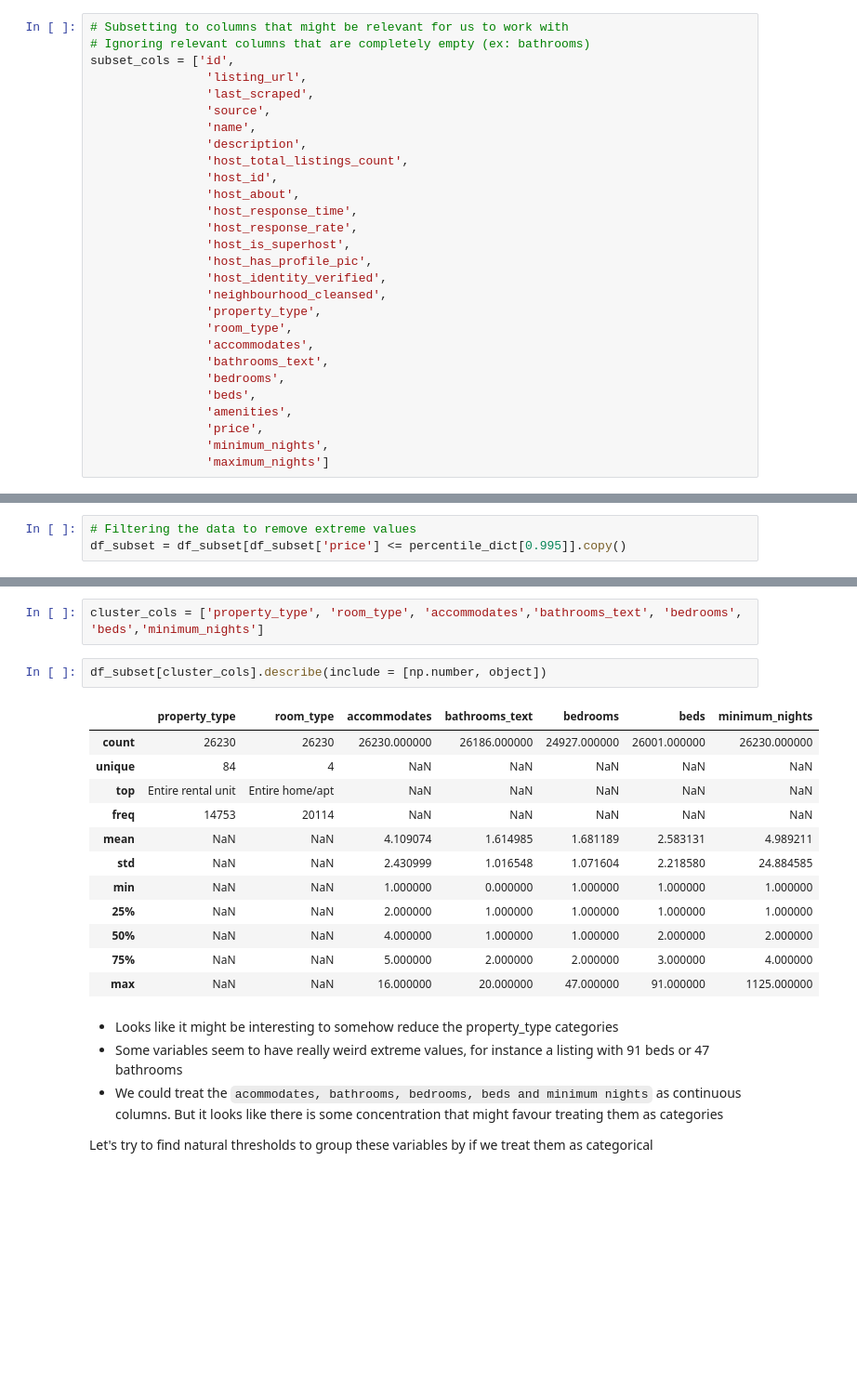
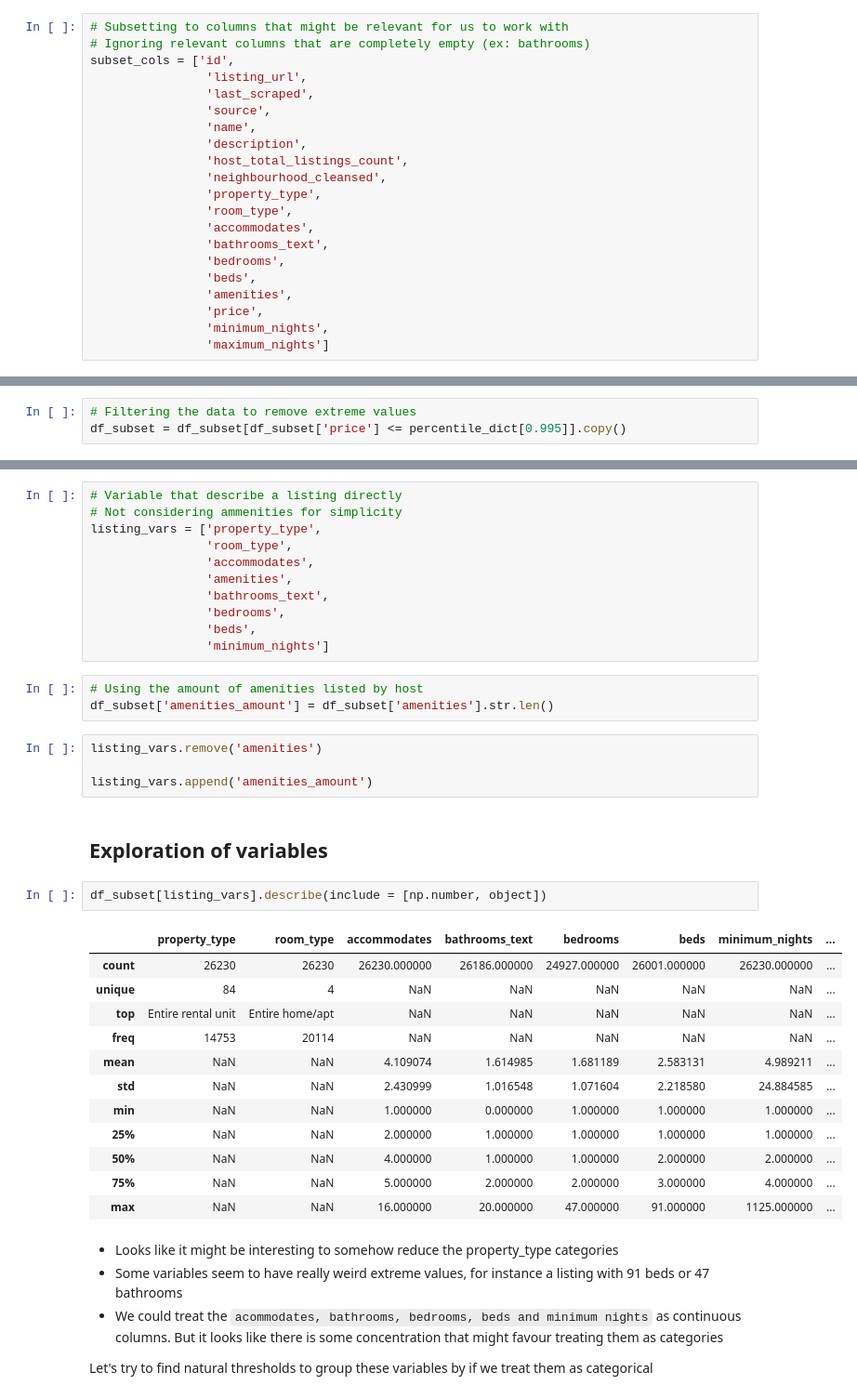
Before and after one commit to bglucca/RioAirBnB, a Jupyter notebook: analysis.ipynb, the cells around one changed output, grey strips where cells are left out. Shown at 93% size. Saved outputs shown, nothing was run; the diff lists cells and outputs as text; blank space fills up the shorter version.

Commit message:
Removendo hosts. Incluindo variaveis de listing

```diff
--- a/analysis.ipynb
+++ b/analysis.ipynb
@@ -78,13 +78,6 @@ subset_cols = ['id',
                 'name',
                 'description',
                 'host_total_listings_count',
-                'host_id',
-                'host_about',
-                'host_response_time',
-                'host_response_rate',
-                'host_is_superhost',
-                'host_has_profile_pic',
-                'host_identity_verified',
                 'neighbourhood_cleansed',
                 'property_type',
                 'room_type',
@@ -627,20 +594,38 @@ Index(['id', 'listing_url', 'last_scraped', 'source', 'name', 'description',
 # %%
-cluster_cols = ['property_type', 'room_type', 'accommodates','bathrooms_text', 'bedrooms', 'beds','minimum_nights']
+# Variable that describe a listing directly
+# Not considering ammenities for simplicity
+listing_vars = ['property_type',
+                'room_type',
+                'accommodates',
+                'amenities',
+                'bathrooms_text',
+                'bedrooms',
+                'beds',
+                'minimum_nights']
+# %%
+# Using the amount of amenities listed by host
+df_subset['amenities_amount'] = df_subset['amenities'].str.len()
+# %%
+listing_vars.remove('amenities')
+
+listing_vars.append('amenities_amount')
+# %% [markdown]
+## Exploration of variables
 # %%
-df_subset[cluster_cols].describe(include = [np.number, object])
+df_subset[listing_vars].describe(include = [np.number, object])
 # %% [output]
-|  | property_type | room_type | accommodates | bathrooms_text | bedrooms | beds | minimum_nights |
-| count | 26230 | 26230 | 26230.000000 | 26186.000000 | 24927.000000 | 26001.000000 | 26230.000000 |
-| unique | 84 | 4 | NaN | NaN | NaN | NaN | NaN |
-| top | Entire rental unit | Entire home/apt | NaN | NaN | NaN | NaN | NaN |
-| freq | 14753 | 20114 | NaN | NaN | NaN | NaN | NaN |
-| mean | NaN | NaN | 4.109074 | 1.614985 | 1.681189 | 2.583131 | 4.989211 |
-| std | NaN | NaN | 2.430999 | 1.016548 | 1.071604 | 2.218580 | 24.884585 |
-| min | NaN | NaN | 1.000000 | 0.000000 | 1.000000 | 1.000000 | 1.000000 |
-| 25% | NaN | NaN | 2.000000 | 1.000000 | 1.000000 | 1.000000 | 1.000000 |
-| 50% | NaN | NaN | 4.000000 | 1.000000 | 1.000000 | 2.000000 | 2.000000 |
-| 75% | NaN | NaN | 5.000000 | 2.000000 | 2.000000 | 3.000000 | 4.000000 |
-| max | NaN | NaN | 16.000000 | 20.000000 | 47.000000 | 91.000000 | 1125.000000 |
+|  | property_type | room_type | accommodates | bathrooms_text | bedrooms | beds | minimum_nights | ... |
+| count | 26230 | 26230 | 26230.000000 | 26186.000000 | 24927.000000 | 26001.000000 | 26230.000000 | ... |
+| unique | 84 | 4 | NaN | NaN | NaN | NaN | NaN | ... |
+| top | Entire rental unit | Entire home/apt | NaN | NaN | NaN | NaN | NaN | ... |
+| freq | 14753 | 20114 | NaN | NaN | NaN | NaN | NaN | ... |
+| mean | NaN | NaN | 4.109074 | 1.614985 | 1.681189 | 2.583131 | 4.989211 | ... |
+| std | NaN | NaN | 2.430999 | 1.016548 | 1.071604 | 2.218580 | 24.884585 | ... |
+| min | NaN | NaN | 1.000000 | 0.000000 | 1.000000 | 1.000000 | 1.000000 | ... |
+| 25% | NaN | NaN | 2.000000 | 1.000000 | 1.000000 | 1.000000 | 1.000000 | ... |
+| 50% | NaN | NaN | 4.000000 | 1.000000 | 1.000000 | 2.000000 | 2.000000 | ... |
+| 75% | NaN | NaN | 5.000000 | 2.000000 | 2.000000 | 3.000000 | 4.000000 | ... |
+| max | NaN | NaN | 16.000000 | 20.000000 | 47.000000 | 91.000000 | 1125.000000 | ... |
 # %% [markdown]
 - Looks like it might be interesting to somehow reduce the property_type categories
 - Some variables seem to have really weird extreme values, for instance a listing with 91 beds or 47 bathrooms
```
Also changed, not shown: parts of 35 cells of this notebook.
